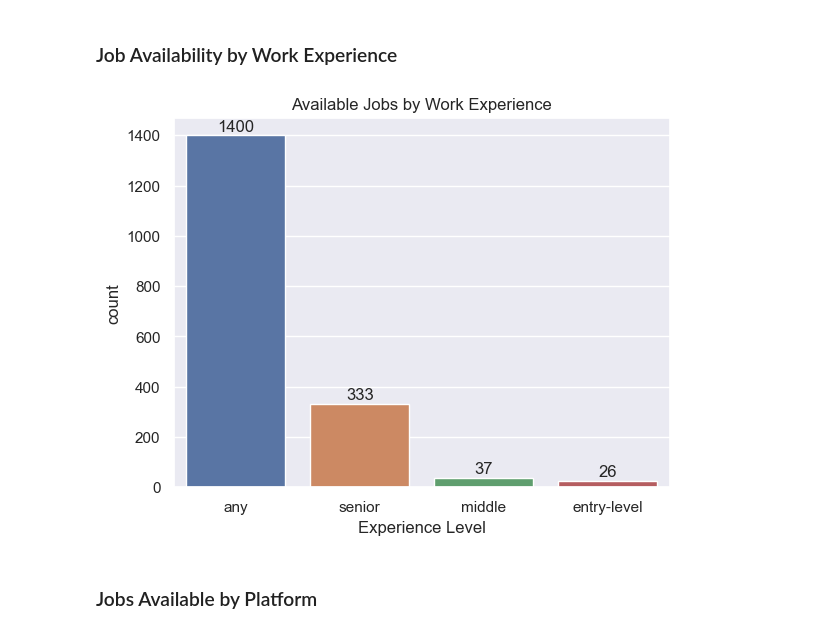
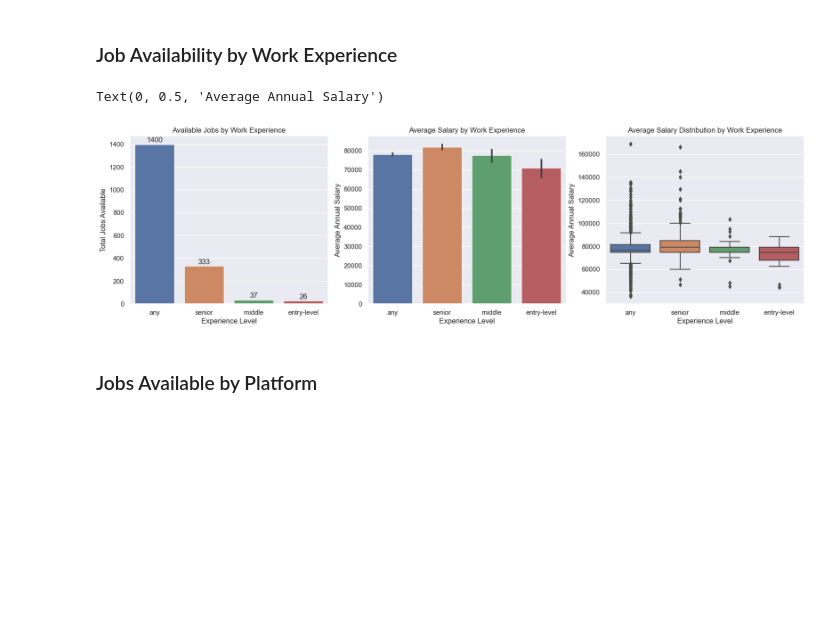
Before and after one commit to jasondo-da/Canadian_Data_Science_Jobs_Analysis, a Jupyter notebook: da_job_posts_canada_analysis.ipynb, the cells around one changed output. Cells and saved outputs as stored; diff of their text form; code cells hidden in the pictures; blank space fills up the shorter version.

```diff
--- a/da_job_posts_canada_analysis.ipynb
+++ b/da_job_posts_canada_analysis.ipynb
@@ -1203,26 +1215,50 @@ plt.show()
 # %% [markdown]
 ### Job Availability by Work Experience
 # %%
+plt.figure(figsize=[20, 5])
+
+plt.subplot(1, 3, 1)
 exp_count = sns.countplot(data=df,
                           x='experience_level',
                           order = df['experience_level'].value_counts().index)
 
 for total in exp_count.patches:
     y_value = total.get_height()
     x_value = total.get_x() + total.get_width() / 2
     label = '{:.0f}'.format(y_value)
     exp_count.annotate(label,
                        (x_value, y_value),
                        xytext=(0, 1),
                        textcoords='offset points',
                        ha='center',
                        va='bottom')
 
 plt.title('Available Jobs by Work Experience')
 plt.xlabel('Experience Level')
-plt.show()
+plt.ylabel('Total Jobs Available')
+
+plt.subplot(1, 3, 2)
+exp_avg_salary = sns.barplot(data=df,
+                             x='experience_level',
+                             y='avg_salary',
+                             order = df['experience_level'].value_counts().index)
+
+plt.title('Average Salary by Work Experience')
+plt.xlabel('Experience Level')
+plt.ylabel('Average Annual Salary')
+
+plt.subplot(1, 3, 3)
+exp_box = sns.boxplot(data=df,
+                      x='experience_level',
+                      y='avg_salary',
+                      order = df['experience_level'].value_counts().index)
+
+plt.title('Average Salary Distribution by Work Experience')
+plt.xlabel('Experience Level')
+plt.ylabel('Average Annual Salary')
 # %% [output]
+Text(0, 0.5, 'Average Annual Salary')
-[figure, old version]
+[figure, new version]
 # %% [markdown]
 ### Jobs Available by Platform
 # %%
```
Also changed, not shown: parts of 16 cells of this notebook.
